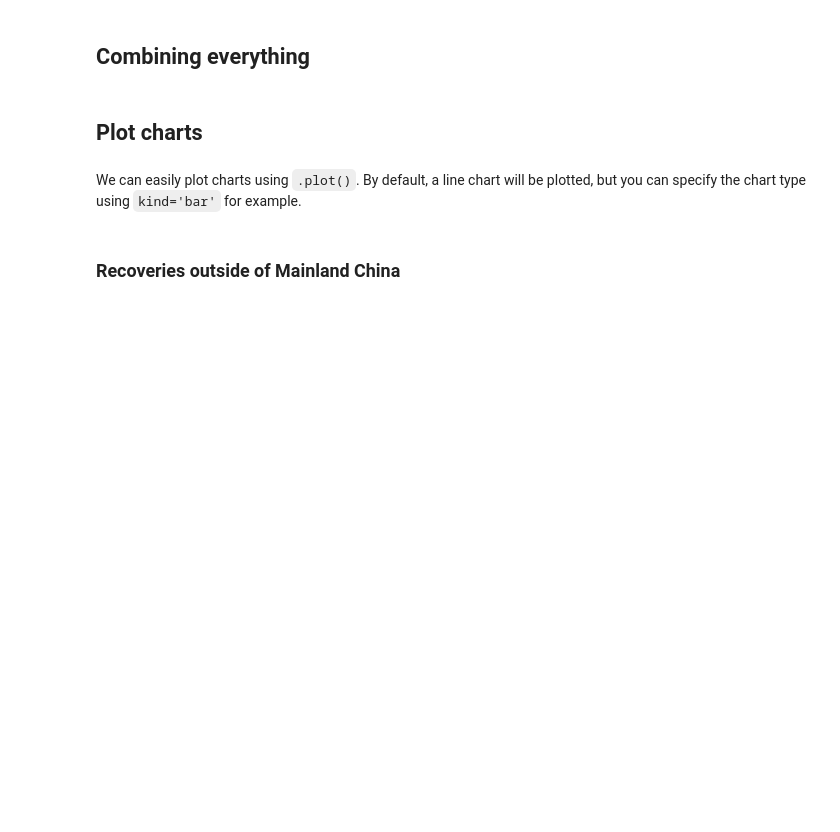
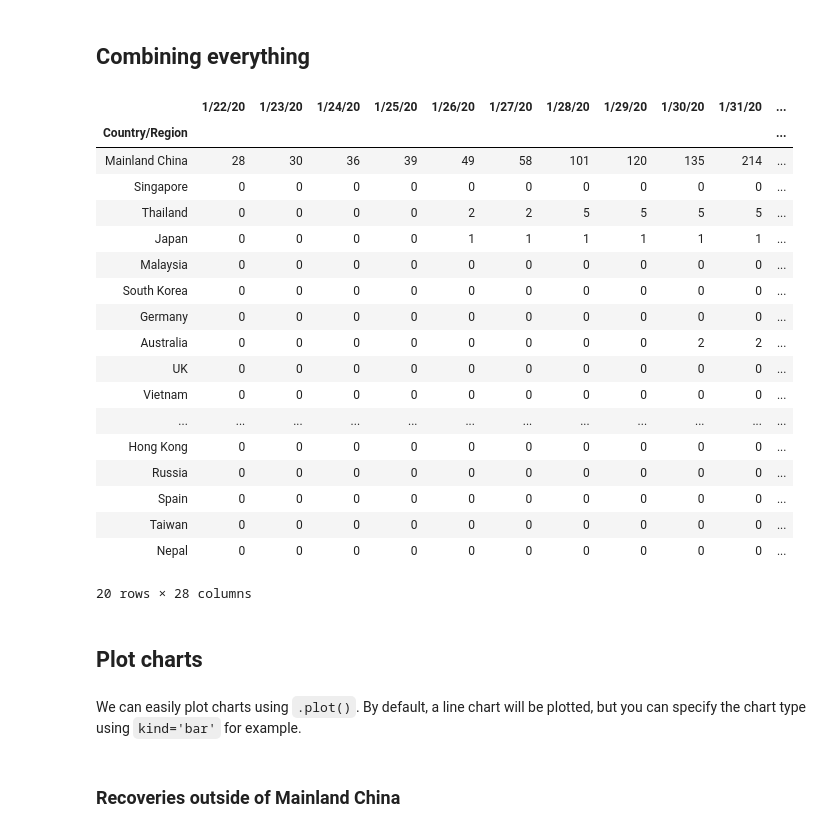
Before and after one commit to trouni/workshop-data-analysis, a Jupyter notebook: data_analysis_workshop.ipynb, the cells around one changed output. Saved outputs shown, nothing was run; the diff lists cells and outputs as text; code cells hidden in the pictures; blank space fills up the shorter version.

```diff
--- a/data_analysis_workshop.ipynb
+++ b/data_analysis_workshop.ipynb
@@ -329,13 +602,37 @@ To perform grouping you need to do the following steps:
 # %%
 ### TODO ###
 # Do the following on the recovered_df DataFrame:
 #   1. remove the 'Province/State', 'Lat' and 'Long' columns
 #   2. group the rows by country
 #   3. sum over all the aggregated rows
 #   4. sort the values by decreasing number of recoveries on February 18th, 2020
 #   5. only keep the first 20 rows
 
-# YOUR CODE HERE
+recovered_df.drop(['Province/State', 'Lat', 'Long'], axis='columns') \
+            .groupby('Country/Region') \
+            .sum() \
+            .sort_values('2/18/20', ascending=False) \
+            .head(20)
+# %% [output]
+|  | 1/22/20 | 1/23/20 | 1/24/20 | 1/25/20 | 1/26/20 | 1/27/20 | 1/28/20 | 1/29/20 | 1/30/20 | 1/31/20 | ... |
+| Country/Region |  |  |  |  |  |  |  |  |  |  | ... |
+| Mainland China | 28 | 30 | 36 | 39 | 49 | 58 | 101 | 120 | 135 | 214 | ... |
+| Singapore | 0 | 0 | 0 | 0 | 0 | 0 | 0 | 0 | 0 | 0 | ... |
+| Thailand | 0 | 0 | 0 | 0 | 2 | 2 | 5 | 5 | 5 | 5 | ... |
+| Japan | 0 | 0 | 0 | 0 | 1 | 1 | 1 | 1 | 1 | 1 | ... |
+| Malaysia | 0 | 0 | 0 | 0 | 0 | 0 | 0 | 0 | 0 | 0 | ... |
+| South Korea | 0 | 0 | 0 | 0 | 0 | 0 | 0 | 0 | 0 | 0 | ... |
+| Germany | 0 | 0 | 0 | 0 | 0 | 0 | 0 | 0 | 0 | 0 | ... |
+| Australia | 0 | 0 | 0 | 0 | 0 | 0 | 0 | 0 | 2 | 2 | ... |
+| UK | 0 | 0 | 0 | 0 | 0 | 0 | 0 | 0 | 0 | 0 | ... |
+| Vietnam | 0 | 0 | 0 | 0 | 0 | 0 | 0 | 0 | 0 | 0 | ... |
+| ... | ... | ... | ... | ... | ... | ... | ... | ... | ... | ... | ... |
+| Hong Kong | 0 | 0 | 0 | 0 | 0 | 0 | 0 | 0 | 0 | 0 | ... |
+| Russia | 0 | 0 | 0 | 0 | 0 | 0 | 0 | 0 | 0 | 0 | ... |
+| Spain | 0 | 0 | 0 | 0 | 0 | 0 | 0 | 0 | 0 | 0 | ... |
+| Taiwan | 0 | 0 | 0 | 0 | 0 | 0 | 0 | 0 | 0 | 0 | ... |
+| Nepal | 0 | 0 | 0 | 0 | 0 | 0 | 0 | 0 | 0 | 0 | ... |
+20 rows × 28 columns
 # %% [markdown]
 ## Plot charts
 # %% [markdown]
```
Also changed, not shown: parts of 24 cells of this notebook.
